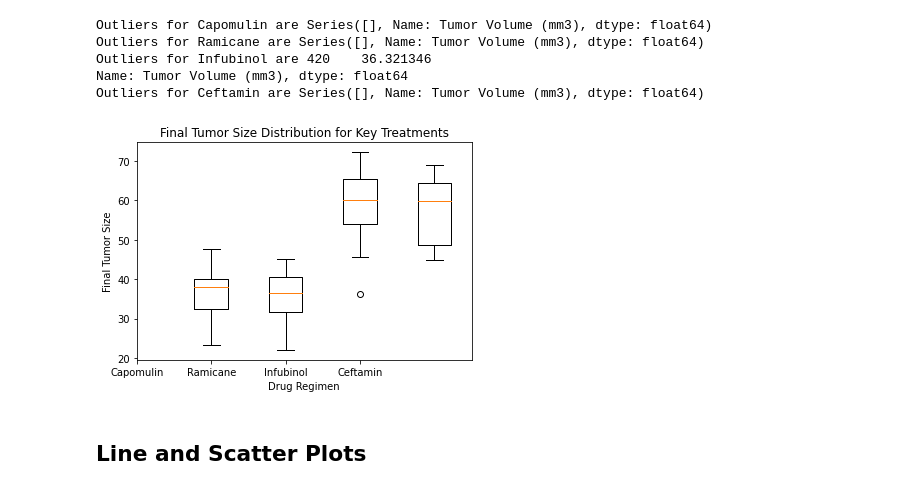
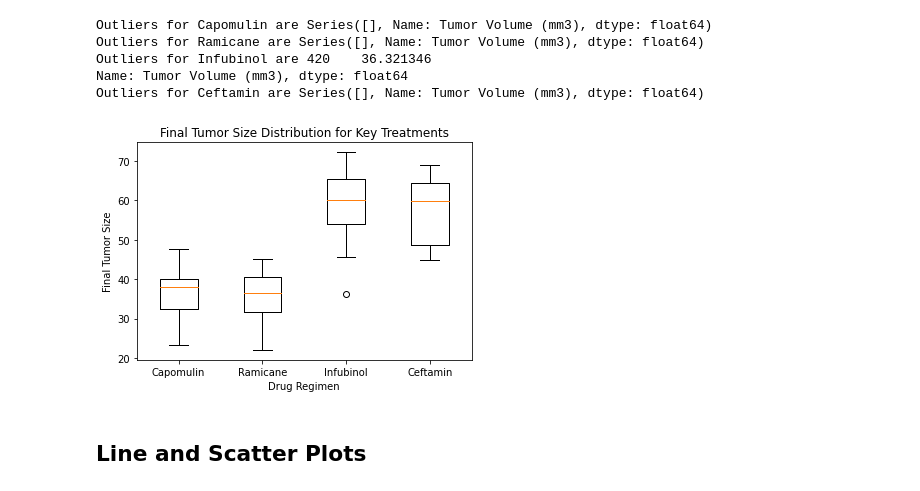
Before and after one commit to ajhibshman/Matplotlib, a Jupyter notebook: Pymaceuticals/pymaceuticals_starter-Copy1.ipynb, the cells around one changed output. Drawn from its saved outputs; the diff is of its cells as text; code cells hidden in the pictures.

Commit message:
spacing on box plot

```diff
--- a/Pymaceuticals/pymaceuticals_starter-Copy1.ipynb
+++ b/Pymaceuticals/pymaceuticals_starter-Copy1.ipynb
@@ -273,18 +273,18 @@ Outliers for Ceftamin are Series([], Name: Tumor Volume (mm3), dtype: float64)
 # %%
 # Generate a box plot of the final tumor volume of each mouse across four regimens of interest
 fig1, ax1 = plt.subplots()
 ax1.set_title('Final Tumor Size Distribution for Key Treatments')
 ax1.set_ylabel('Final Tumor Size')
 ax1.set_xlabel('Drug Regimen')
 ax1.boxplot([Capomulin,Ramicane,Infubinol,Ceftamin])
-x_axis = np.arange(len(regimens))
+x_axis = np.arange(len(regimens))+1
 tick_locations = [value for value in x_axis]
 plt.xticks(tick_locations, regimens)
 
 plt.savefig("../images/box_plot.png")
 plt.show()
 # %% [output]
-[figure, old version]
+[figure, new version]
 # %% [markdown]
 ## Line and Scatter Plots
 # %%
```
Also changed, not shown: parts of 1 cell of this notebook, 3 other files.
